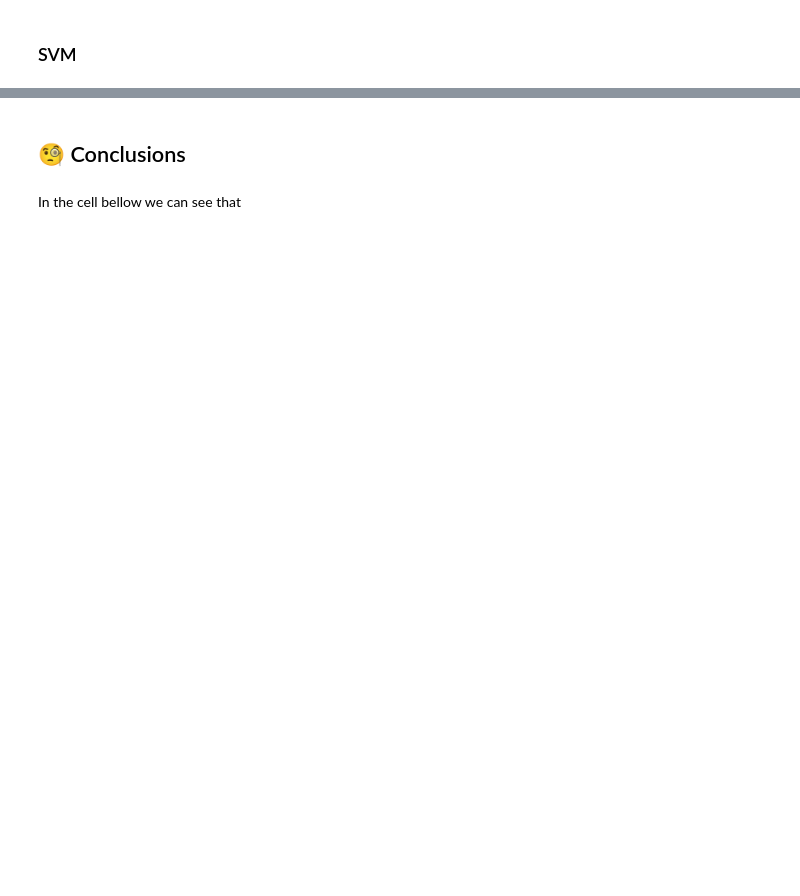
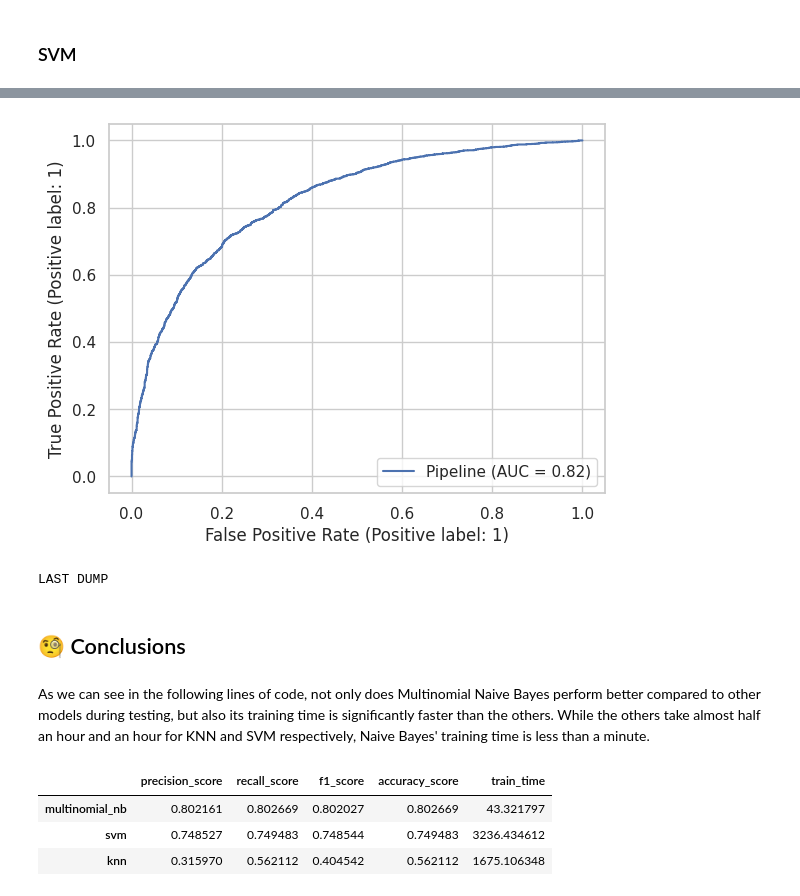
Before and after one commit to wilberquito/Sarcasm-Detector, a Jupyter notebook: detection.ipynb, the cells around one changed output, grey strips where cells are left out. Drawn from its saved outputs; the diff is of its cells as text; code cells hidden in the pictures; blank space fills up the shorter version.

```diff
--- a/detection.ipynb
+++ b/detection.ipynb
@@ -766,2 +707,4 @@ plot_confusion_matrix(y_test, y_pred, pipe.classes_)
 # %%
-plot_roc_curve(pipe, X_test, y_test)
+plot_roc_curve(pipe_svc, X_test, y_test)
+# %% [output]
+[figure, added]
@@ -781,2 +716,7 @@ M['svm_classifier'] = {
+# %%
+picker.dump_session('notebook_env.db')
+print('LAST DUMP')
+# %% [output]
+LAST DUMP
 # %% [markdown]
 ## 🧐 Conclusions <a class="anchor" id="conclusions"></a>
@@ -797,2 +723,2 @@ df = pd.DataFrame(
-# %% [markdown]
-In the cell bellow we can see that
+# %% [markdown]
+As we can see in the following lines of code, not only does Multinomial Naive Bayes perform better compared to other models during testing, but also its training time is significantly faster than the others. While the others take almost half an hour and an hour for KNN and SVM respectively, Naive Bayes' training time is less than a minute.
@@ -799,3 +727,50 @@ In the cell bellow we can see that
+# %%
+import os
+from sklearn import metrics
+
+does_exist = os.path.exists('./metrics.csv')
+recover = False
+
+if does_exist and recover:
+    df = pd.read_csv('./metrics.csv')
+else:
+    precision_score = []
+    recall_score = []
+    f1_score = []
+    accuracy_score = []
+    times = []
+    models = []
+
+    for name, data in M.items():
+        model = data['model']
+        train_time = data['time']
+        y_pred = model.predict(X_test)
+
+        models.append(name)
+        times.append(train_time)
+        precision_score.append(metrics.precision_score(y_test, y_pred, average='weighted'))
+        recall_score.append(metrics.recall_score(y_test, y_pred, average='weighted'))
+        f1_score.append(metrics.f1_score(y_test, y_pred, average='weighted'))
+        accuracy_score.append(metrics.accuracy_score(y_test , y_pred))
+
+    columns = {
+        'precision_score': precision_score,
+        'recall_score': recall_score,
+        'f1_score': f1_score,
+        'accuracy_score' : accuracy_score,
+        'train_time': times
+    }
+
+    df = pd.DataFrame(columns, index = models)
+    df.to_csv('metrics.csv', index = True)
+
+df = df.sort_values('f1_score', ascending = False)
+df
+# %% [output]
+|  | precision_score | recall_score | f1_score | accuracy_score | train_time |
+| multinomial_nb | 0.802161 | 0.802669 | 0.802027 | 0.802669 | 43.321797 |
+| svm | 0.748527 | 0.749483 | 0.748544 | 0.749483 | 3236.434612 |
+| knn | 0.315970 | 0.562112 | 0.404542 | 0.562112 | 1675.106348 |
 # %%
 fig, (ax1, ax2) = plt.subplots(1, 2, figsize=(20, 6))
 
```
Also changed, not shown: parts of 55 cells of this notebook, 3 other files.
